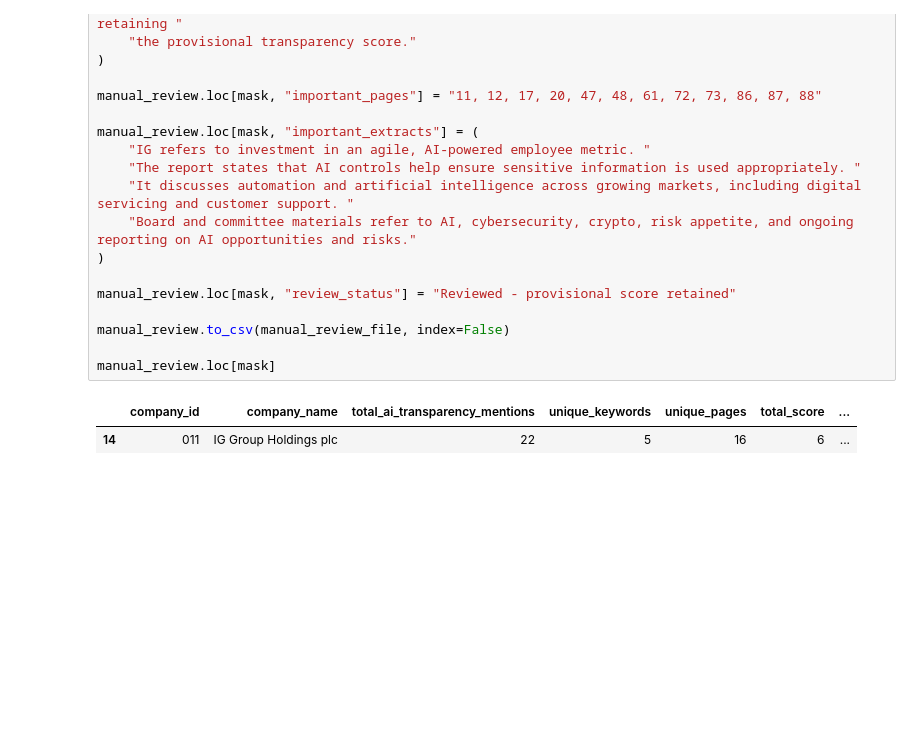
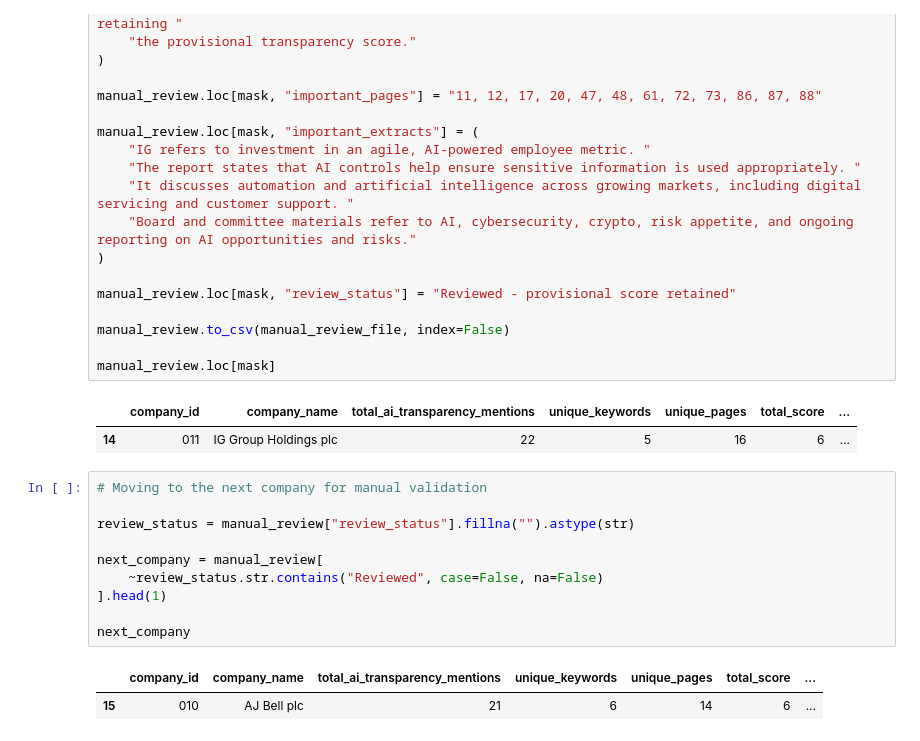
Before and after one commit to Nomso-1/ai-transparency-uk-firms, a Jupyter notebook: notebooks/04_manual_validation.ipynb, the cells around one changed output. Drawn from its saved outputs; the diff is of its cells as text; blank space fills up the shorter version.

```diff
--- a/notebooks/04_manual_validation.ipynb
+++ b/notebooks/04_manual_validation.ipynb
@@ -2119,3 +2119,16 @@ manual_review.loc[mask]
 # %% [output]
 |  | company_id | company_name | total_ai_transparency_mentions | unique_keywords | unique_pages | total_score | ... |
 | 14 | 011 | IG Group Holdings plc | 22 | 5 | 16 | 6 | ... |
+# %%
+# Moving to the next company for manual validation
+
+review_status = manual_review["review_status"].fillna("").astype(str)
+
+next_company = manual_review[
+    ~review_status.str.contains("Reviewed", case=False, na=False)
+].head(1)
+
+next_company
+# %% [output]
+|  | company_id | company_name | total_ai_transparency_mentions | unique_keywords | unique_pages | total_score | ... |
+| 15 | 010 | AJ Bell plc | 21 | 6 | 14 | 6 | ... |
```
Also changed, not shown: parts of 17 cells of this notebook, 1 other file.
